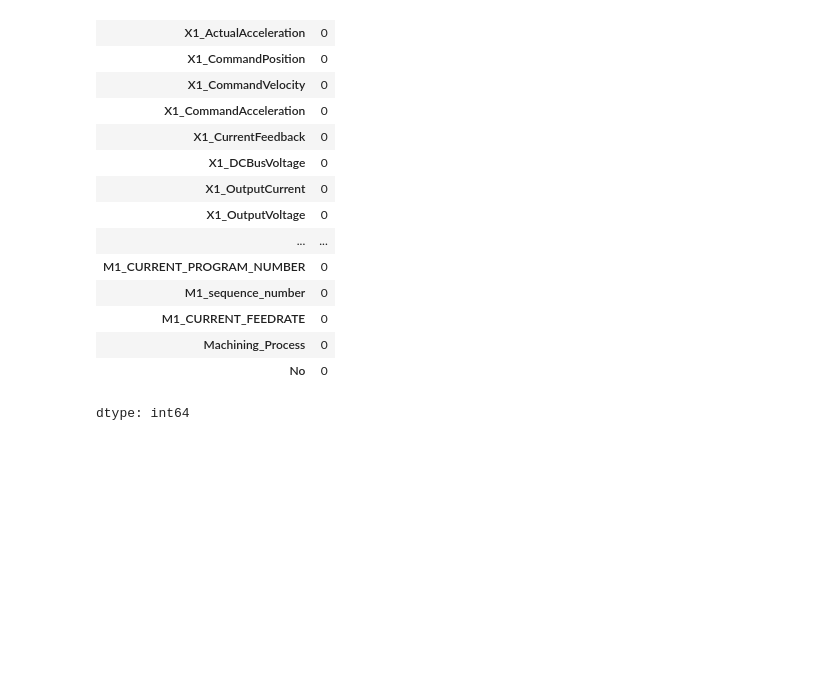
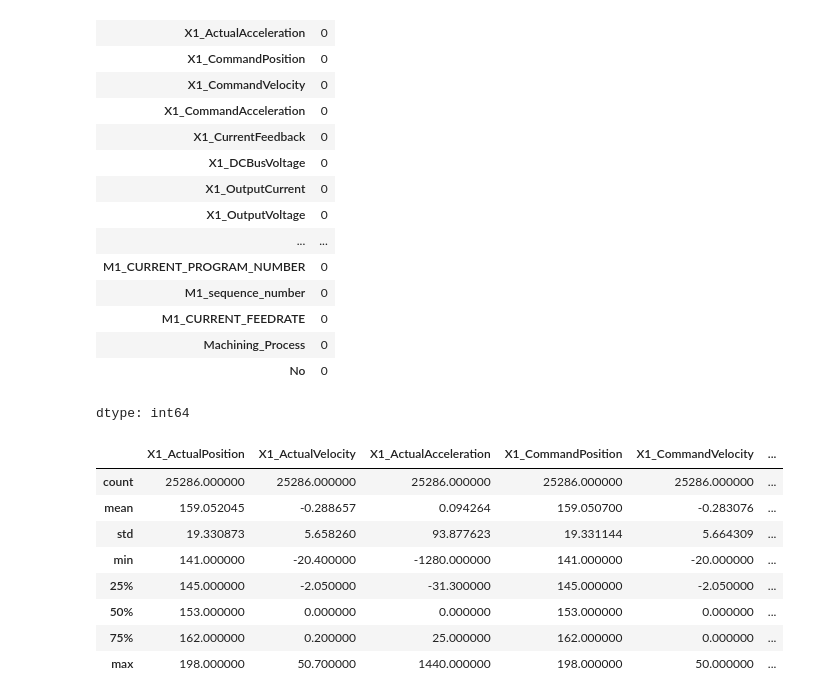
Before and after one commit to raju1207/CNC-Milling-Performance-Analysis-and-Fault-Detection, a Jupyter notebook: CNC_Milling_Performance_Analysis_and_Fault_Detection.ipynb, the cells around one changed output. Saved outputs shown, nothing was run; the diff lists cells and outputs as text; code cells hidden in the pictures; blank space fills up the shorter version.

```diff
--- a/CNC_Milling_Performance_Analysis_and_Fault_Detection.ipynb
+++ b/CNC_Milling_Performance_Analysis_and_Fault_Detection.ipynb
@@ -114,3 +114,15 @@ merged_experiments.isnull().sum()
 | Machining_Process | 0 |
 | No | 0 |
 dtype: int64
+# %%
+merged_experiments.describe()
+# %% [output]
+|  | X1_ActualPosition | X1_ActualVelocity | X1_ActualAcceleration | X1_CommandPosition | X1_CommandVelocity | ... |
+| count | 25286.000000 | 25286.000000 | 25286.000000 | 25286.000000 | 25286.000000 | ... |
+| mean | 159.052045 | -0.288657 | 0.094264 | 159.050700 | -0.283076 | ... |
+| std | 19.330873 | 5.658260 | 93.877623 | 19.331144 | 5.664309 | ... |
+| min | 141.000000 | -20.400000 | -1280.000000 | 141.000000 | -20.000000 | ... |
+| 25% | 145.000000 | -2.050000 | -31.300000 | 145.000000 | -2.050000 | ... |
+| 50% | 153.000000 | 0.000000 | 0.000000 | 153.000000 | 0.000000 | ... |
+| 75% | 162.000000 | 0.200000 | 25.000000 | 162.000000 | 0.000000 | ... |
+| max | 198.000000 | 50.700000 | 1440.000000 | 198.000000 | 50.000000 | ... |
```
